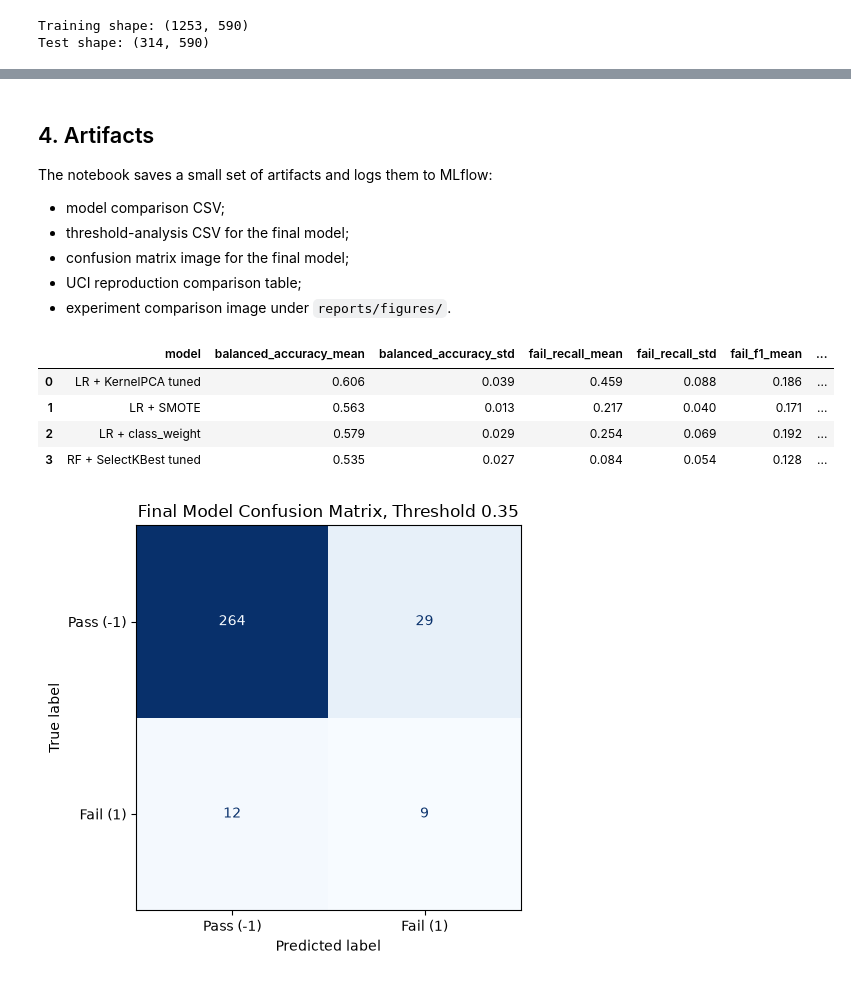
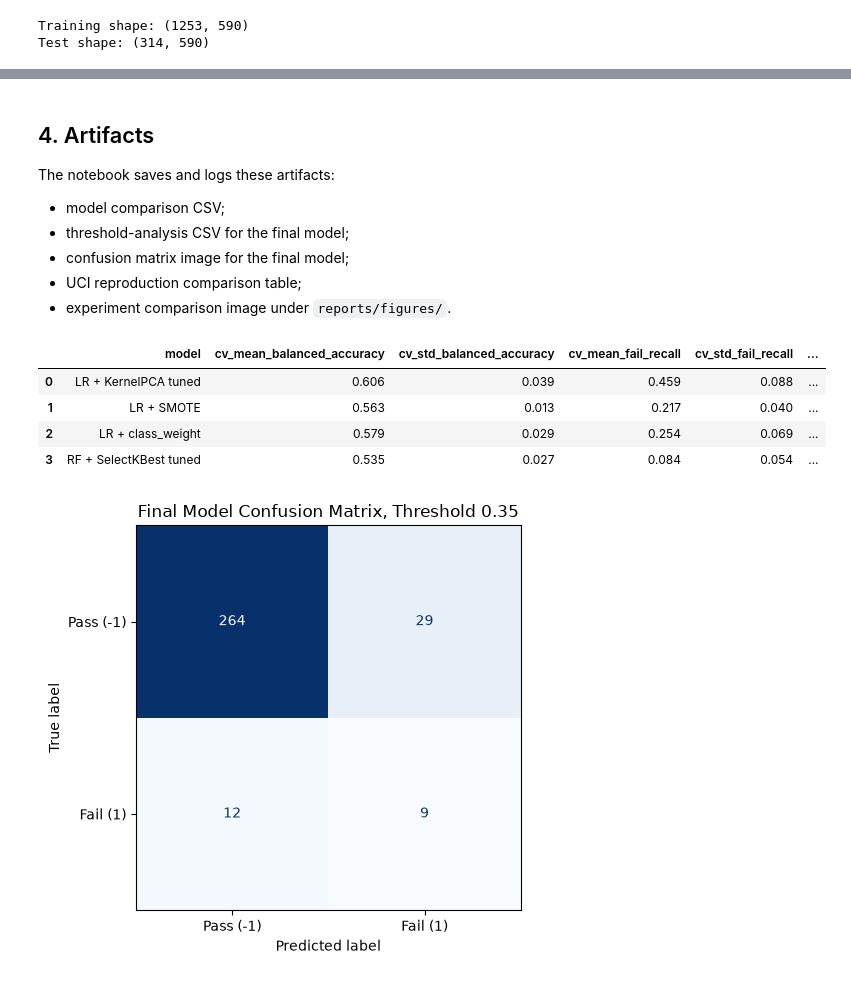
Before and after one commit to Spalding13/secom-fault-detection, a Jupyter notebook: notebooks/03_mlflow_experiment_tracking.ipynb, the cells around one changed output, grey strips where cells are left out. Saved outputs shown, nothing was run; the diff lists cells and outputs as text; code cells hidden in the pictures.

```diff
--- a/notebooks/03_mlflow_experiment_tracking.ipynb
+++ b/notebooks/03_mlflow_experiment_tracking.ipynb
@@ -85,10 +96,14 @@ X_train, X_test, y_train, y_test = train_test_split(
     y,
     test_size=0.2,
     stratify=y,
-    random_state=42,
+    random_state=FINAL_RANDOM_STATE,
 )
 
-tracking_cv = StratifiedKFold(n_splits=3, shuffle=True, random_state=42)
+tracking_cv = StratifiedKFold(
+    n_splits=FINAL_THRESHOLD_CV_FOLDS,
+    shuffle=True,
+    random_state=FINAL_RANDOM_STATE,
+)
 thresholds = np.arange(0.05, 0.96, 0.05)
 
 print(f"Training shape: {X_train.shape}")
@@ -273,7 +279,7 @@ tracking_cv_summary[[
 # %% [markdown]
 ## 4. Artifacts
 
-The notebook saves a small set of artifacts and logs them to MLflow:
+The notebook saves and logs these artifacts:
 
 - model comparison CSV;
 - threshold-analysis CSV for the final model;
@@ -283,34 +289,34 @@ The notebook saves a small set of artifacts and logs them to MLflow:
 # %%
 artifact_dir = PROJECT_ROOT / "reports" / "mlflow_artifacts"
 figure_dir = PROJECT_ROOT / "reports" / "figures"
 artifact_dir.mkdir(parents=True, exist_ok=True)
 figure_dir.mkdir(parents=True, exist_ok=True)
 
 model_comparison_path = artifact_dir / "mlflow_model_comparison.csv"
 threshold_analysis_path = artifact_dir / "final_model_threshold_analysis.csv"
 uci_comparison_path = artifact_dir / "uci_reproduction_comparison.csv"
 confusion_matrix_path = figure_dir / "final_model_confusion_matrix_mlflow.png"
 experiment_comparison_image_path = figure_dir / "mlflow_experiment_comparison.png"
 
 model_comparison = tracking_cv_summary[[
-    "balanced_accuracy_mean",
-    "balanced_accuracy_std",
-    "fail_recall_mean",
-    "fail_recall_std",
-    "fail_f1_mean",
-    "fail_f1_std",
-    "roc_auc_mean",
-    "pr_auc_mean",
-    "ber_mean",
-    "ber_std",
+    "cv_mean_balanced_accuracy",
+    "cv_std_balanced_accuracy",
+    "cv_mean_fail_recall",
+    "cv_std_fail_recall",
+    "cv_mean_fail_f1",
+    "cv_std_fail_f1",
+    "cv_mean_roc_auc",
+    "cv_mean_pr_auc",
+    "cv_mean_ber",
+    "cv_std_ber",
 ]].reset_index()
 model_comparison.to_csv(model_comparison_path, index=False)
 
 model_comparison.round(3)
 # %% [output]
-|  | model | balanced_accuracy_mean | balanced_accuracy_std | fail_recall_mean | fail_recall_std | fail_f1_mean | ... |
-| 0 | LR + KernelPCA tuned | 0.606 | 0.039 | 0.459 | 0.088 | 0.186 | ... |
-| 1 | LR + SMOTE | 0.563 | 0.013 | 0.217 | 0.040 | 0.171 | ... |
-| 2 | LR + class_weight | 0.579 | 0.029 | 0.254 | 0.069 | 0.192 | ... |
-| 3 | RF + SelectKBest tuned | 0.535 | 0.027 | 0.084 | 0.054 | 0.128 | ... |
+|  | model | cv_mean_balanced_accuracy | cv_std_balanced_accuracy | cv_mean_fail_recall | cv_std_fail_recall | ... |
+| 0 | LR + KernelPCA tuned | 0.606 | 0.039 | 0.459 | 0.088 | ... |
+| 1 | LR + SMOTE | 0.563 | 0.013 | 0.217 | 0.040 | ... |
+| 2 | LR + class_weight | 0.579 | 0.029 | 0.254 | 0.069 | ... |
+| 3 | RF + SelectKBest tuned | 0.535 | 0.027 | 0.084 | 0.054 | ... |
 # %%
```
Also changed, not shown: parts of 11 cells of this notebook, 8 other files.
